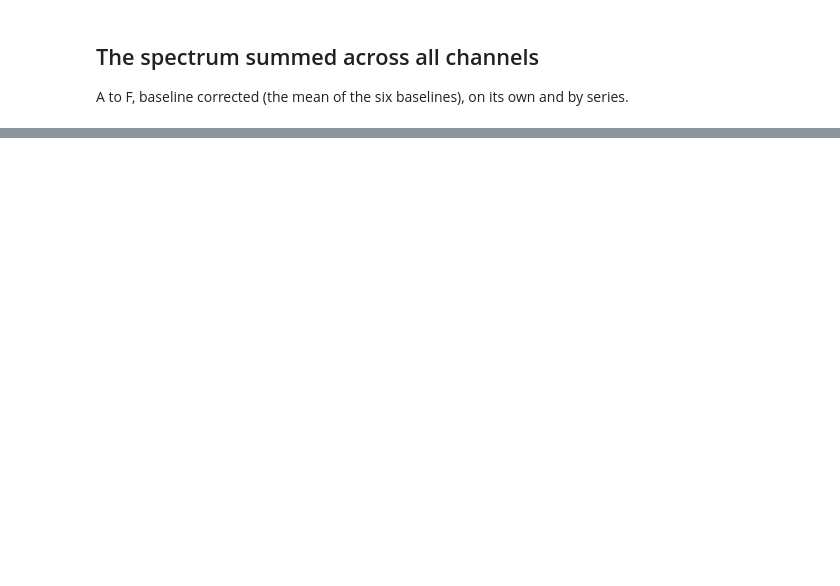
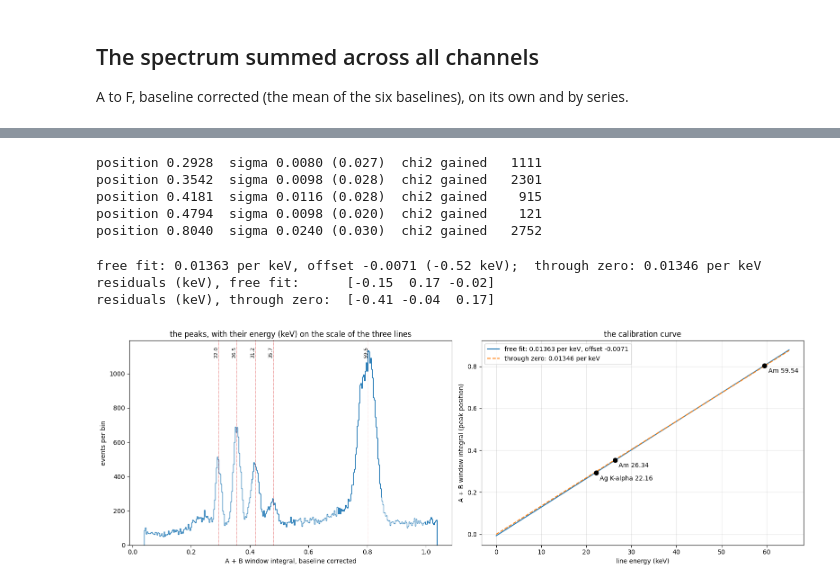
Before and after one commit to villano-lab/NSDF-Data, a Jupyter notebook: data_analysis/R76/notebooks/relcal/am-lines-baseline-82v.ipynb, the cells around one changed output, grey strips where cells are left out. Cells and saved outputs as stored; diff of their text form; code cells hidden in the pictures; blank space fills up the shorter version.

Commit message:
relcal: peaks and the energy calibration of A + B from three lines (Ag Ka, Am 26.34, Am 59.54 keV)
Co-Authored-By: Claude Sonnet 5.5 <noreply@anthropic.com>

```diff
--- a/data_analysis/R76/notebooks/relcal/am-lines-baseline-82v.ipynb
+++ b/data_analysis/R76/notebooks/relcal/am-lines-baseline-82v.ipynb
@@ -259,0 +316,49 @@ for s_ in sorted(set(np.unique(series)) - EXCLUDE):
+# %%
+from numpy.lib.stride_tricks import sliding_window_view as swv
+S, R = OUT["A + B"][0], OUT["A + B"][1]
+bw = 0.004 * R / 0.8
+e = np.arange(0.05 * R, 1.45 * R, bw); c = 0.5 * (e[1:] + e[:-1]); h, _ = np.histogram(S, bins=e)
+hs = np.convolve(h, np.array([1, 2, 3, 2, 1]) / 9, "same")
+bgd = np.median(swv(np.pad(hs, 30, mode="edge"), 61), axis=1)
+pk = [i for i in range(3, len(h) - 3) if hs[i] == hs[i - 3:i + 4].max() and hs[i] - bgd[i] > 4 * np.sqrt(max(bgd[i], 1))]
+peaks = []
+for i in pk:
+    d, mu, sg = gfit(S, c[i] - 0.06 * R, c[i] + 0.06 * R, 40)
+    peaks.append((mu, sg, d))
+    print(f"position {mu:.4f}  sigma {sg:.4f} ({sg / mu:.3f})  chi2 gained {d:6.0f}")
+peaks = np.array(peaks)
+# %% [output]
+position 0.2928  sigma 0.0080 (0.027)  chi2 gained   1111
+position 0.3542  sigma 0.0098 (0.028)  chi2 gained   2301
+position 0.4181  sigma 0.0116 (0.028)  chi2 gained    915
+position 0.4794  sigma 0.0098 (0.020)  chi2 gained    121
+position 0.8040  sigma 0.0240 (0.030)  chi2 gained   2752
+# %%
+# the three named lines: Ag K-alpha, Am 26.34, Am 59.54 keV
+KNOWN = {"Ag K-alpha 22.16": 22.16, "Am 26.34": 26.34, "Am 59.54": 59.54}
+Ek = np.array(list(KNOWN.values()))
+pos = np.array([peaks[np.argmin(np.abs(peaks[:, 0] - x0)), 0] for x0 in (0.293, 0.354, 0.804)])
+m, b = np.polyfit(Ek, pos, 1); m0 = (Ek @ pos) / (Ek @ Ek)
+print(f"free fit: {m:.5f} per keV, offset {b:+.4f} ({b / m:+.2f} keV);  through zero: {m0:.5f} per keV")
+print("residuals (keV), free fit:     ", np.round((pos - (m * Ek + b)) / m, 2))
+print("residuals (keV), through zero: ", np.round((pos - m0 * Ek) / m0, 2))
+fig, axes = plt.subplots(1, 2, figsize=(16, 5.5))
+bb = np.linspace(0.05 * R, 1.3 * R, 330)
+axes[0].hist(S, bins=bb, histtype="step", color="C0")
+for mu, sg, d in peaks:
+    axes[0].axvline(mu, color="C3", lw=0.7, ls=":"); axes[0].text(mu, axes[0].get_ylim()[1] * 0.97, f"{(mu - b) / m:.1f}", rotation=90, ha="right", va="top", fontsize=8)
+axes[0].set_xlabel("A + B window integral, baseline corrected"); axes[0].set_ylabel("events per bin"); axes[0].set_title("the peaks, with their energy (keV) on the scale of the three lines")
+g_ = np.linspace(0, 65, 50)
+axes[1].plot(g_, m * g_ + b, "C0-", label=f"free fit: {m:.5f} per keV, offset {b:+.4f}")
+axes[1].plot(g_, m0 * g_, "C1--", label=f"through zero: {m0:.5f} per keV")
+axes[1].plot(Ek, pos, "ko", ms=7, zorder=3)
+for (n, E_), x_ in zip(KNOWN.items(), pos): axes[1].annotate(n, (E_, x_), textcoords="offset points", xytext=(6, -12))
+axes[1].set_xlabel("line energy (keV)"); axes[1].set_ylabel("A + B window integral (peak position)"); axes[1].legend(); axes[1].grid(alpha=.3)
+axes[1].set_title("the calibration curve")
+fig.tight_layout()
+plt.show()
+# %% [output]
+free fit: 0.01363 per keV, offset -0.0071 (-0.52 keV);  through zero: 0.01346 per keV
+residuals (keV), free fit:      [-0.15  0.17 -0.02]
+residuals (keV), through zero:  [-0.41 -0.04  0.17]
+[figure, added]
```
Also changed, not shown: parts of 9 cells of this notebook.
